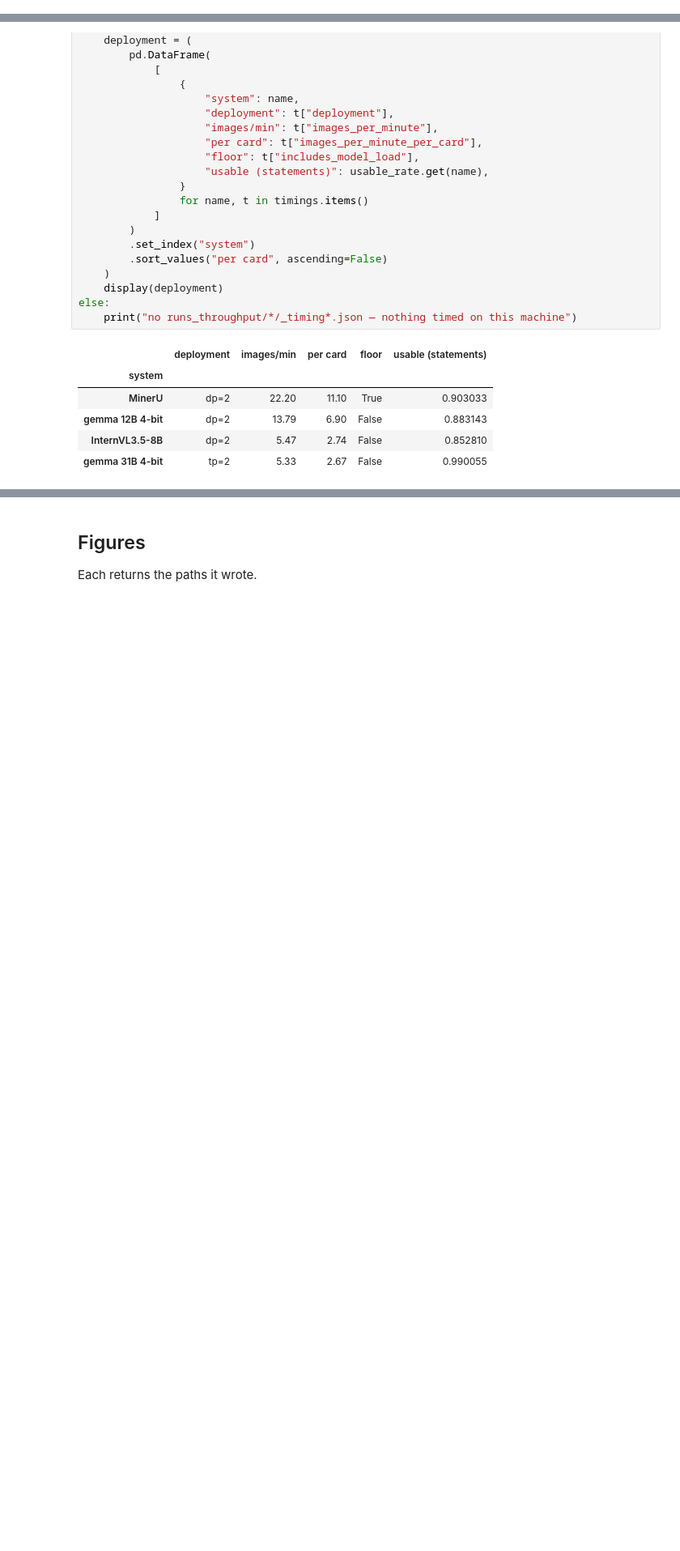
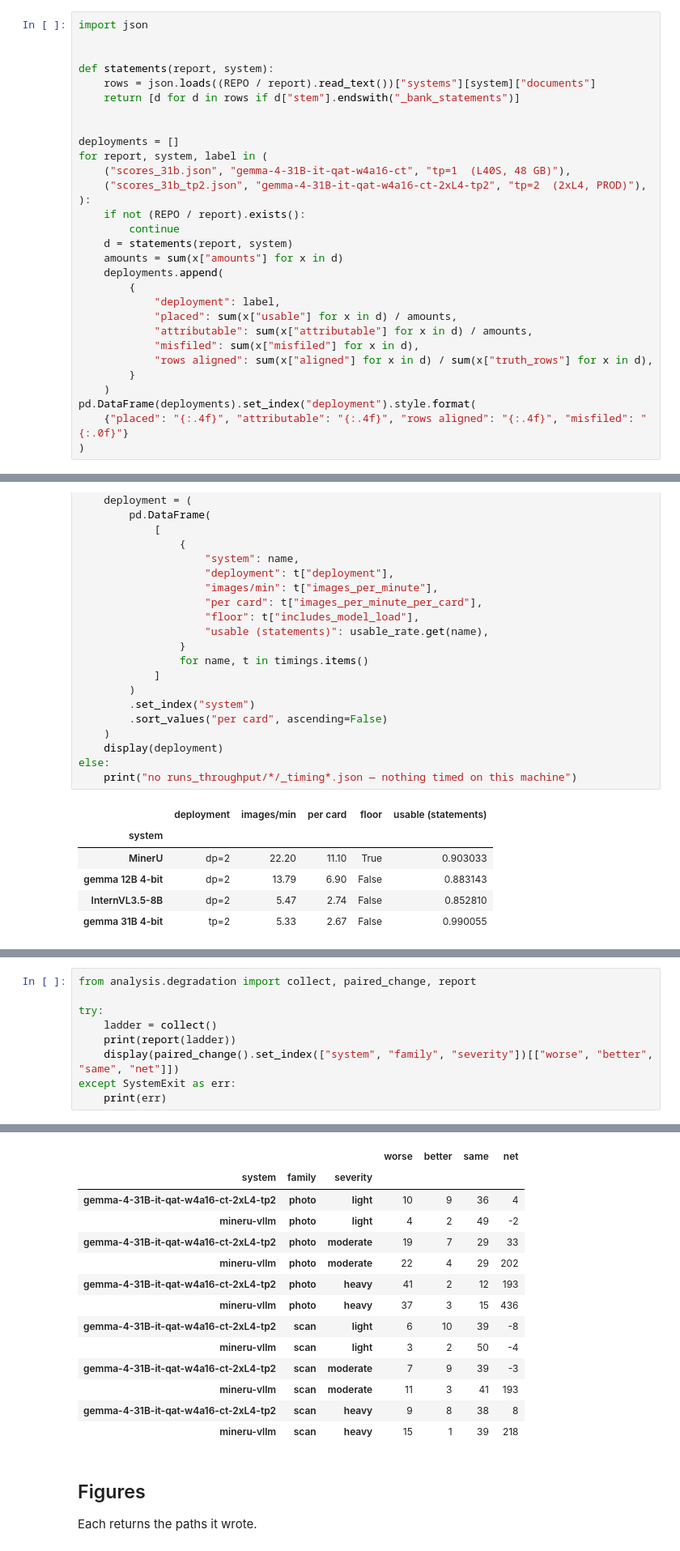
Before and after one commit to tmnestor/bank-statement-error-analysis, a Jupyter notebook: analysis/summary.ipynb, the cells around one changed output, grey strips where cells are left out. Shown at 81% size. Drawn from its saved outputs; the diff is of its cells as text; blank space fills up the shorter version.

```diff
--- a/analysis/summary.ipynb
+++ b/analysis/summary.ipynb
@@ -75,0 +86,30 @@ dtype: int64
+# %%
+import json
+
+
+def statements(report, system):
+    rows = json.loads((REPO / report).read_text())["systems"][system]["documents"]
+    return [d for d in rows if d["stem"].endswith("_bank_statements")]
+
+
+deployments = []
+for report, system, label in (
+    ("scores_31b.json", "gemma-4-31B-it-qat-w4a16-ct", "tp=1  (L40S, 48 GB)"),
+    ("scores_31b_tp2.json", "gemma-4-31B-it-qat-w4a16-ct-2xL4-tp2", "tp=2  (2xL4, PROD)"),
+):
+    if not (REPO / report).exists():
+        continue
+    d = statements(report, system)
+    amounts = sum(x["amounts"] for x in d)
+    deployments.append(
+        {
+            "deployment": label,
+            "placed": sum(x["usable"] for x in d) / amounts,
+            "attributable": sum(x["attributable"] for x in d) / amounts,
+            "misfiled": sum(x["misfiled"] for x in d),
+            "rows aligned": sum(x["aligned"] for x in d) / sum(x["truth_rows"] for x in d),
+        }
+    )
+pd.DataFrame(deployments).set_index("deployment").style.format(
+    {"placed": "{:.4f}", "attributable": "{:.4f}", "rows aligned": "{:.4f}", "misfiled": "{:.0f}"}
+)
@@ -205,0 +263,10 @@ else:
+# %%
+from analysis.degradation import collect, paired_change, report
+
+try:
+    ladder = collect()
+    print(report(ladder))
+    display(paired_change().set_index(["system", "family", "severity"])[["worse", "better", "same", "net"]])
+except SystemExit as err:
+    print(err)
+# %% [output]
@@ -206,3 +290,17 @@ else:
+|  |  |  | worse | better | same | net |
+| system | family | severity |  |  |  |  |
+| gemma-4-31B-it-qat-w4a16-ct-2xL4-tp2 | photo | light | 10 | 9 | 36 | 4 |
+| mineru-vllm | photo | light | 4 | 2 | 49 | -2 |
+| gemma-4-31B-it-qat-w4a16-ct-2xL4-tp2 | photo | moderate | 19 | 7 | 29 | 33 |
+| mineru-vllm | photo | moderate | 22 | 4 | 29 | 202 |
+| gemma-4-31B-it-qat-w4a16-ct-2xL4-tp2 | photo | heavy | 41 | 2 | 12 | 193 |
+| mineru-vllm | photo | heavy | 37 | 3 | 15 | 436 |
+| gemma-4-31B-it-qat-w4a16-ct-2xL4-tp2 | scan | light | 6 | 10 | 39 | -8 |
+| mineru-vllm | scan | light | 3 | 2 | 50 | -4 |
+| gemma-4-31B-it-qat-w4a16-ct-2xL4-tp2 | scan | moderate | 7 | 9 | 39 | -3 |
+| mineru-vllm | scan | moderate | 11 | 3 | 41 | 193 |
+| gemma-4-31B-it-qat-w4a16-ct-2xL4-tp2 | scan | heavy | 9 | 8 | 38 | 8 |
+| mineru-vllm | scan | heavy | 15 | 1 | 39 | 218 |
 # %% [markdown]
 ## Figures
 
```
Also changed, not shown: parts of 9 cells of this notebook, 1 other file.
